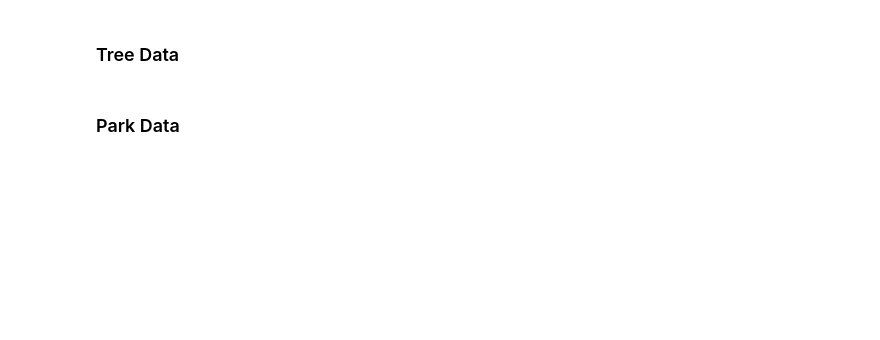
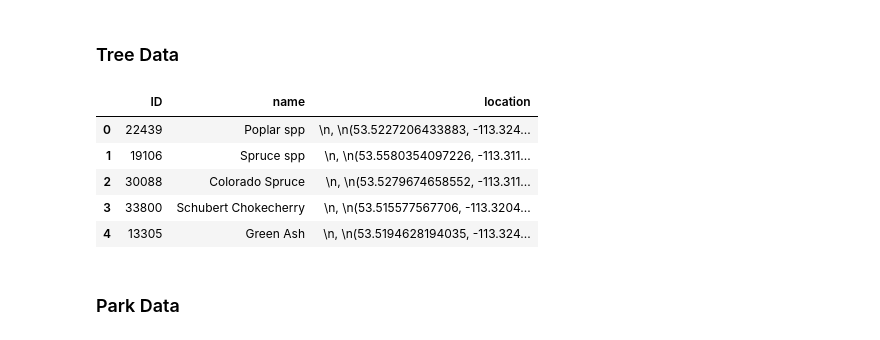
Before and after one commit to callysto/hackathon, a Jupyter notebook: Strathcona-County-Open-Data/Tree/Trees-And-Park-Challenge.ipynb, the cells around one changed output. Saved outputs shown, nothing was run; the diff lists cells and outputs as text; code cells hidden in the pictures; blank space fills up the shorter version.

```diff
--- a/Strathcona-County-Open-Data/Tree/Trees-And-Park-Challenge.ipynb
+++ b/Strathcona-County-Open-Data/Tree/Trees-And-Park-Challenge.ipynb
@@ -46,17 +54,24 @@ print("Importing Python libraries was successful!")
 # %%
 # Download tree data from API
 # Main Source: https://data.strathcona.ca/Environment/Tree/v78i-7ntw
 # Pick API Tag - I chose the CSV option
 link = "https://data.strathcona.ca/resource/v78i-7ntw.csv"
 
 # Read and parse data as a pandas CSV
-rawData = pd.read_csv(link)
+treeData = pd.read_csv(link)
 
 # Rename columns
-rawData = rawData.rename(columns={"treesiteid": "ID", "name": "name","location":"location"})
+treeData = treeData.rename(columns={"treesiteid": "ID", "name": "name","location":"location"})
 
 # Look at the first five columns
-rawData.head()
+treeData.head()
+# %% [output]
+|  | ID | name | location |
+| 0 | 22439 | Poplar spp | \n, \n(53.5227206433883, -113.324... |
+| 1 | 19106 | Spruce spp | \n, \n(53.5580354097226, -113.311... |
+| 2 | 30088 | Colorado Spruce | \n, \n(53.5279674658552, -113.311... |
+| 3 | 33800 | Schubert Chokecherry | \n, \n(53.515577567706, -113.3204... |
+| 4 | 13305 | Green Ash | \n, \n(53.5194628194035, -113.324... |
 # %% [markdown]
 ### Park Data
 # %%
```
Also changed, not shown: parts of 22 cells of this notebook, 1 other file.
